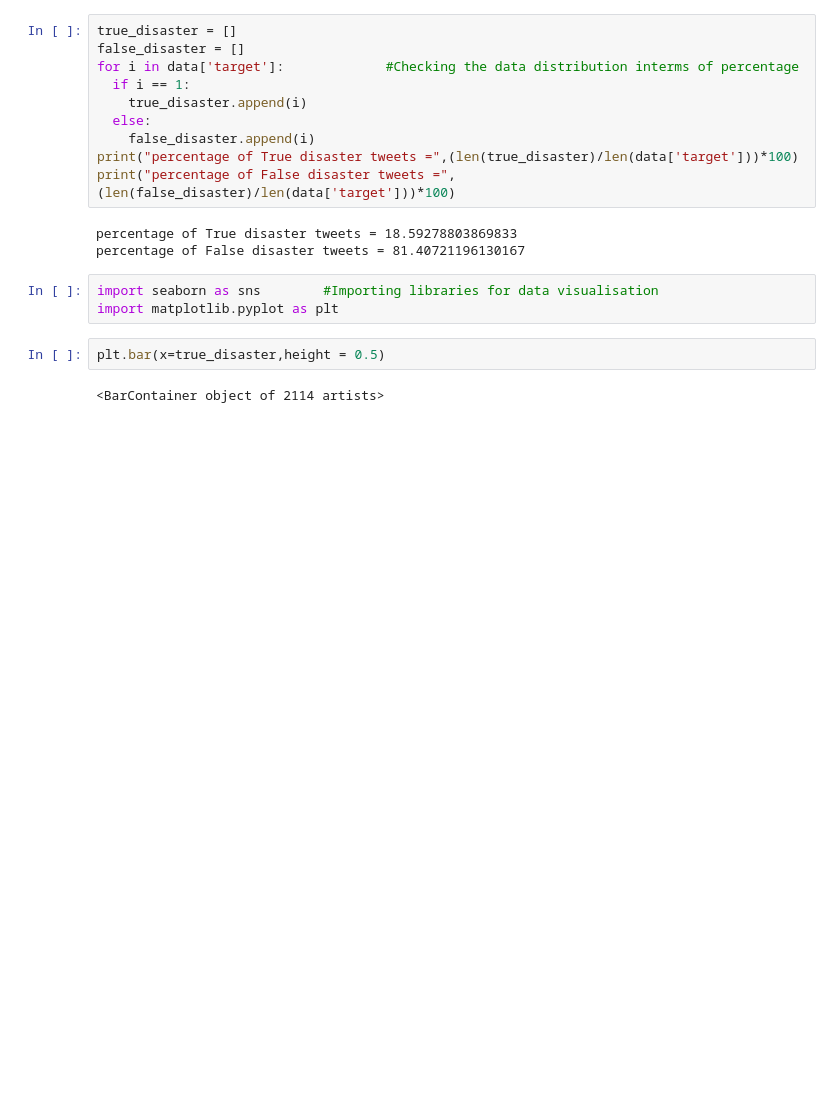
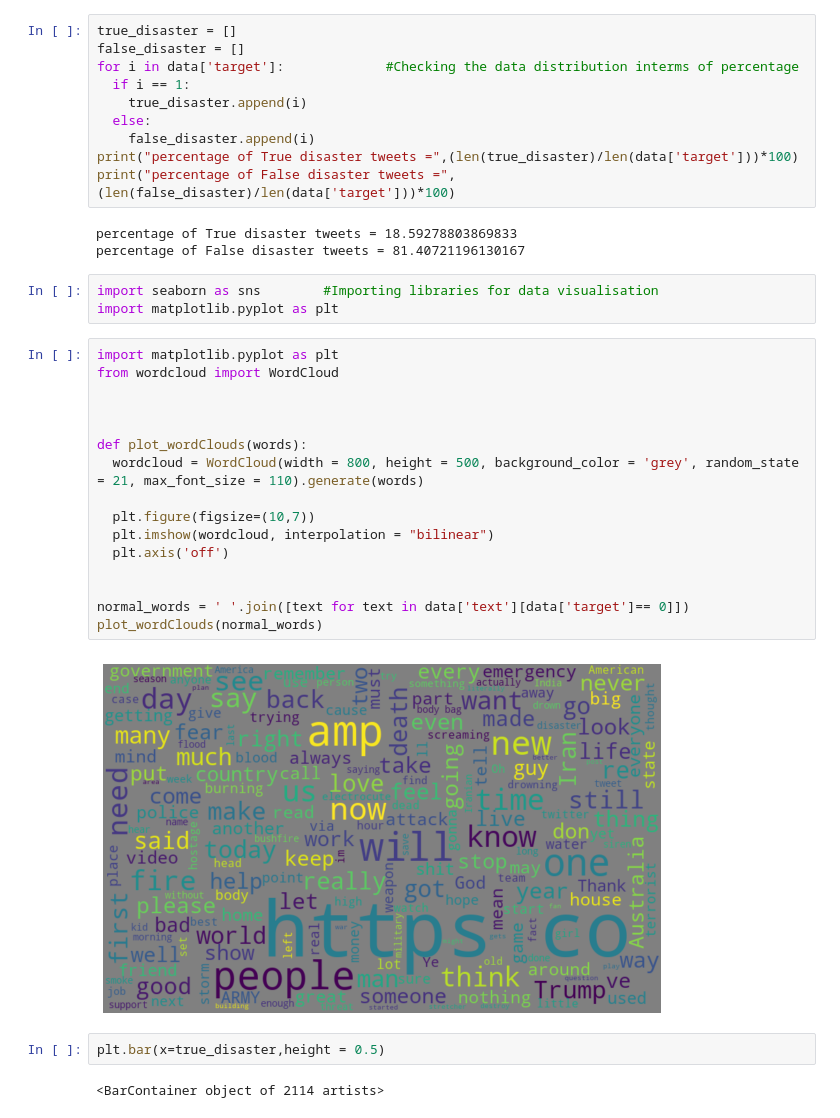
Before and after one commit to VageeshaDatta/Compiler-Design, a Jupyter notebook: Deep_Learning_Project.ipynb, the cells around one changed output. Drawn from its saved outputs; the diff is of its cells as text; blank space fills up the shorter version.

```diff
--- a/Deep_Learning_Project.ipynb
+++ b/Deep_Learning_Project.ipynb
@@ -115,6 +115,24 @@ percentage of False disaster tweets = 81.40721196130167
 # %%
 import seaborn as sns        #Importing libraries for data visualisation
 import matplotlib.pyplot as plt
+# %%
+import matplotlib.pyplot as plt
+from wordcloud import WordCloud
+
+
+
+def plot_wordClouds(words):
+  wordcloud = WordCloud(width = 800, height = 500, background_color = 'grey', random_state = 21, max_font_size = 110).generate(words)
+
+  plt.figure(figsize=(10,7))
+  plt.imshow(wordcloud, interpolation = "bilinear")
+  plt.axis('off')
+
+
+normal_words = ' '.join([text for text in data['text'][data['target']== 0]])
+plot_wordClouds(normal_words)
+# %% [output]
+[figure, added]
 # %%
 plt.bar(x=true_disaster,height = 0.5)
 # %% [output]
```
